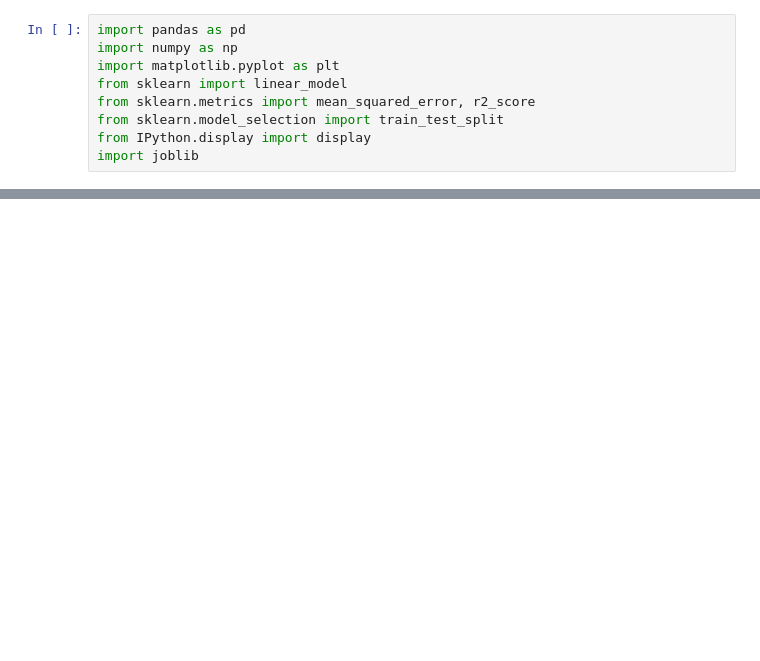
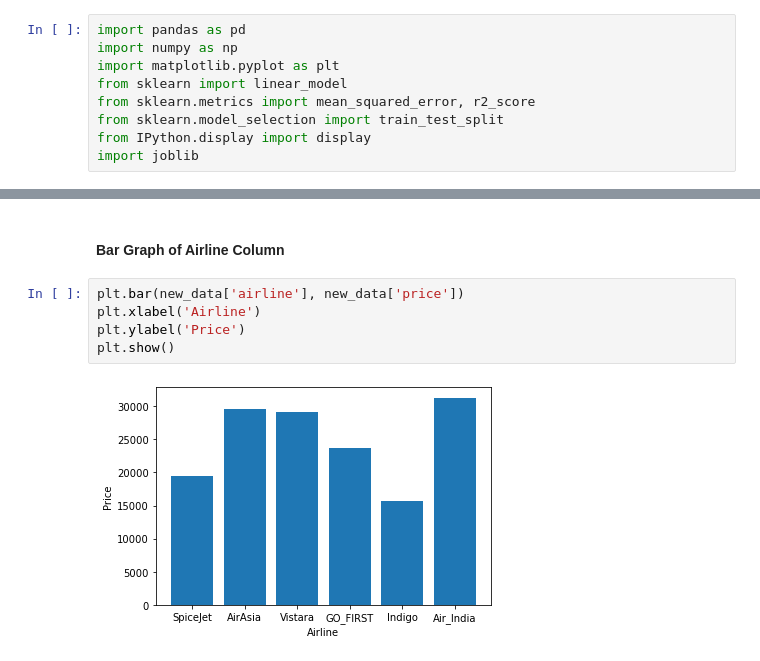
Before and after one commit to JIAWEI68/sch-work-jupiter, a Jupyter notebook: Project/Assignment.ipynb, the cells around one changed output, grey strips where cells are left out. Drawn from its saved outputs; the diff is of its cells as text; blank space fills up the shorter version.

```diff
--- a/Project/Assignment.ipynb
+++ b/Project/Assignment.ipynb
@@ -100,0 +154,9 @@ FileNotFoundError: [Errno 2] No such file or directory: 'Model/Model.pkl'
+# %% [markdown]
+#### Bar Graph of Airline Column
+# %%
+plt.bar(new_data['airline'], new_data['price'])
+plt.xlabel('Airline')
+plt.ylabel('Price')
+plt.show()
+# %% [output]
+[figure, added]
```
Also changed, not shown: parts of 45 cells of this notebook, 2 other files.
